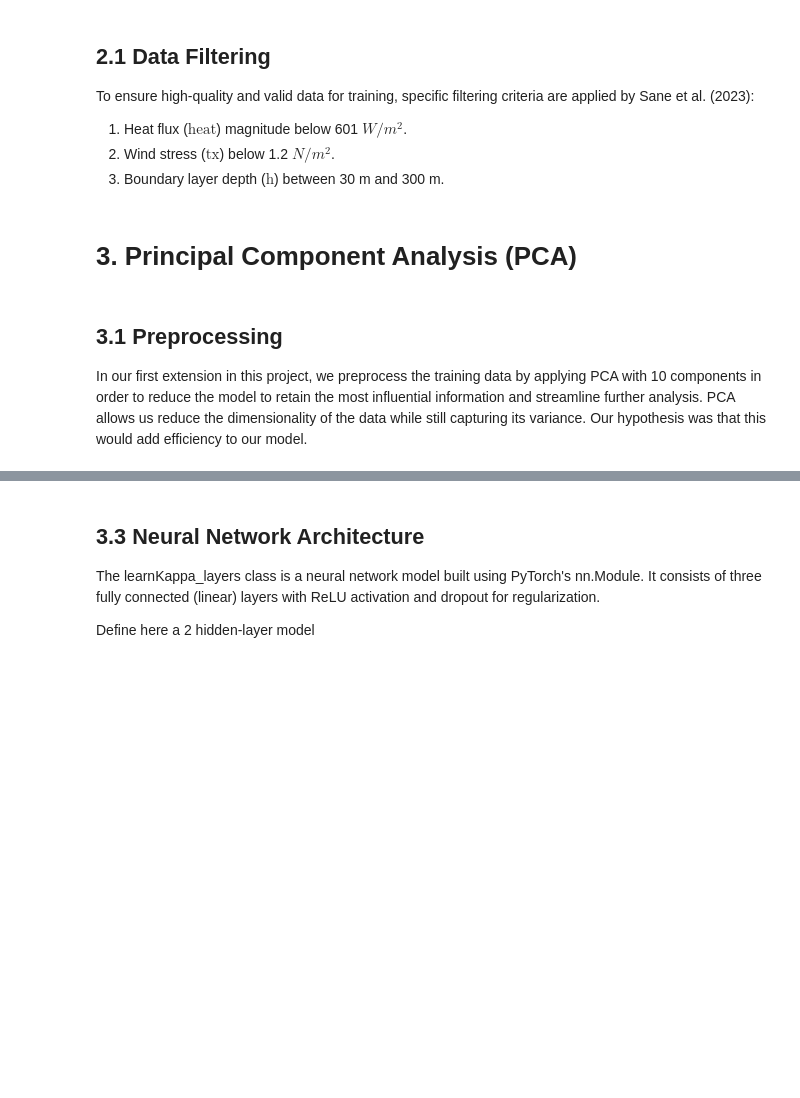
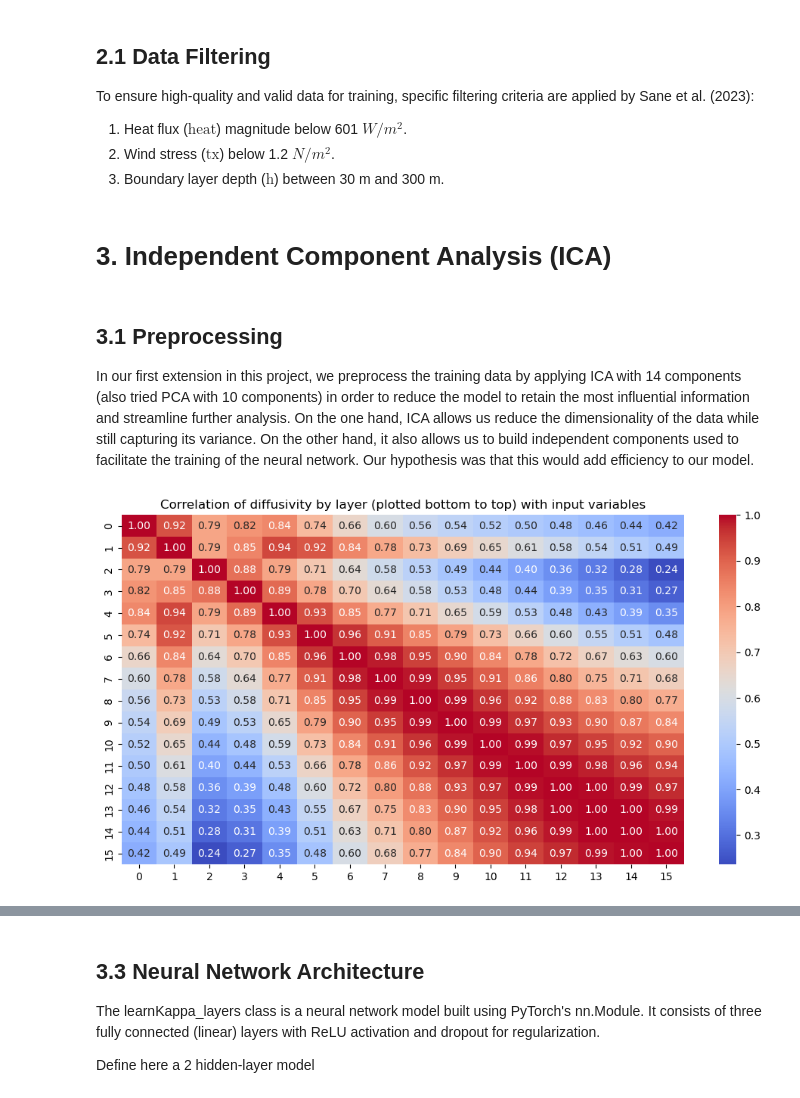
Before and after one commit to JuanPalaciosGodoy/climate-ml-project2-parametrization-group2, a Jupyter notebook: Group-2/Project2-Parameterization/notebooks/Project2_FinalNotebook.ipynb, the cells around one changed output, grey strips where cells are left out. Cells and saved outputs as stored; diff of their text form; code cells hidden in the pictures; blank space fills up the shorter version.

```diff
--- a/Group-2/Project2-Parameterization/notebooks/Project2_FinalNotebook.ipynb
+++ b/Group-2/Project2-Parameterization/notebooks/Project2_FinalNotebook.ipynb
@@ -146,10 +146,10 @@ data_forc[:,2]=tx0[ind7]
 data_load_pca=copy.deepcopy(data_load_main)
 data_load_gpr=copy.deepcopy(data_load_main)
 # %% [markdown]
-<a id='pca'></a>
-# 3. Principal Component Analysis (PCA)
+<a id='ica'></a>
+# 3. Independent Component Analysis (ICA)
 # %% [markdown]
 ## 3.1 Preprocessing
 
-In our first extension in this project, we preprocess the training data by applying PCA with 10 components in order to reduce the model to retain the most influential information and streamline further analysis. PCA allows us reduce the dimensionality of the data while still capturing its variance. Our hypothesis was that this would add efficiency to our model.
+In our first extension in this project, we preprocess the training data by applying ICA with 14 components (also tried PCA with 10 components) in order to reduce the model to retain the most influential information and streamline further analysis. On the one hand, ICA allows us reduce the dimensionality of the data while still capturing its variance. On the other hand, it also allows us to build independent components used to facilitate the training of the neural network. Our hypothesis was that this would add efficiency to our model.
 # %%
@@ -158,3 +158,13 @@ __DIM_RED_MODEL__ = 'PCA'
 train_data_obj = ff_pca.preprocess_train_data_2(data_load_pca,
                                                 dimension_reduction_model=__DIM_RED_MODEL__,
                                                 dimension_reduction_n_components=__N_COMPONENTS__)
+# %%
+df = pd.DataFrame(data_load_pca[:, 4:])
+correlation_matrix = df.corr()
+
+plt.figure(figsize=(12, 6))
+sns.heatmap(correlation_matrix, annot=True, cmap="coolwarm", fmt=".2f", cbar=True)
+plt.title("Correlation of diffusivity by layer (plotted bottom to top) with input variables")
+plt.show()
+# %% [output]
+[figure, added]
```
Also changed, not shown: parts of 7 cells of this notebook, 5 other files.
